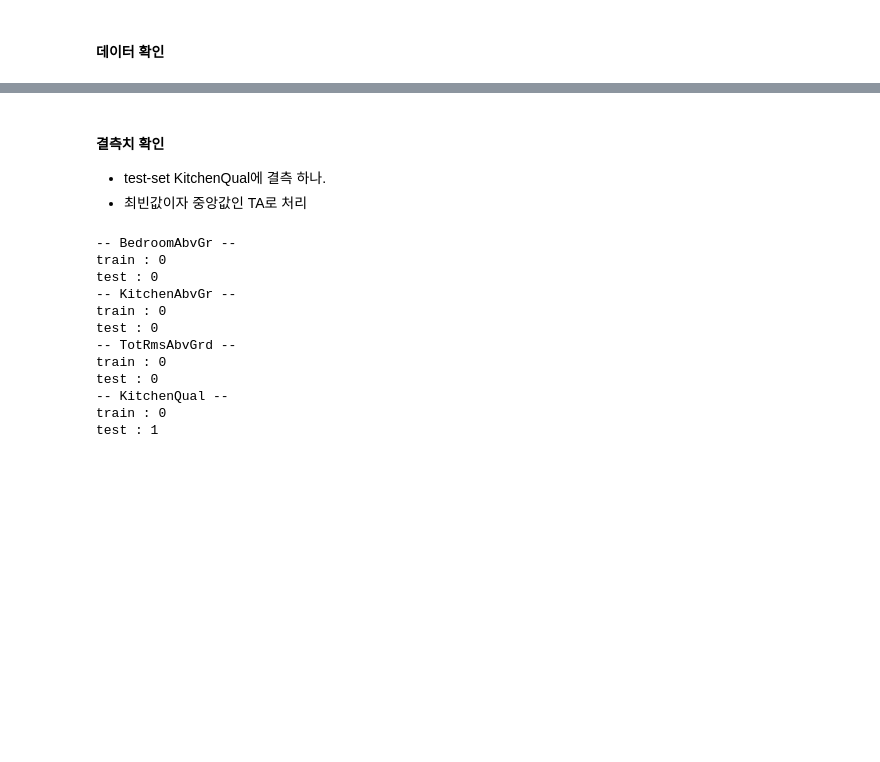
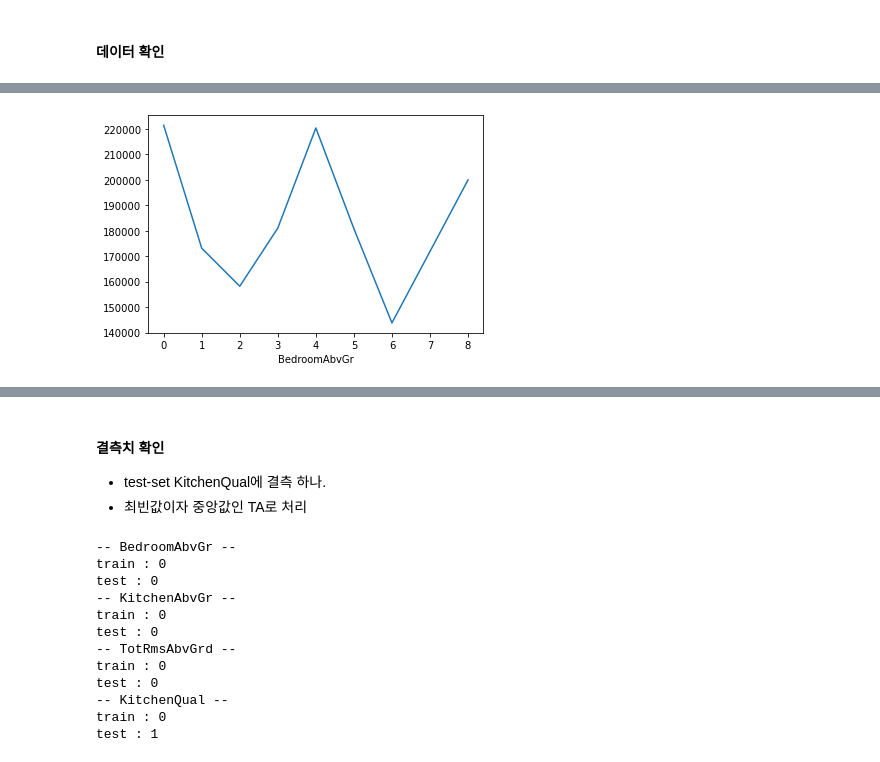
Before and after one commit to dongyoung0/Kaggle, a Jupyter notebook: house_price/seosztt/preprocessing.ipynb, the cells around one changed output, grey strips where cells are left out. Cells and saved outputs as stored; diff of their text form; code cells hidden in the pictures; blank space fills up the shorter version.

```diff
--- a/house_price/seosztt/preprocessing.ipynb
+++ b/house_price/seosztt/preprocessing.ipynb
@@ -2134,0 +2174,4 @@ Name: KitchenQual, dtype: int64
+# %%
+price_plot('BedroomAbvGr')
+# %% [output]
+[figure, added]
```
Also changed, not shown: parts of 71 cells of this notebook, 1 other file.
